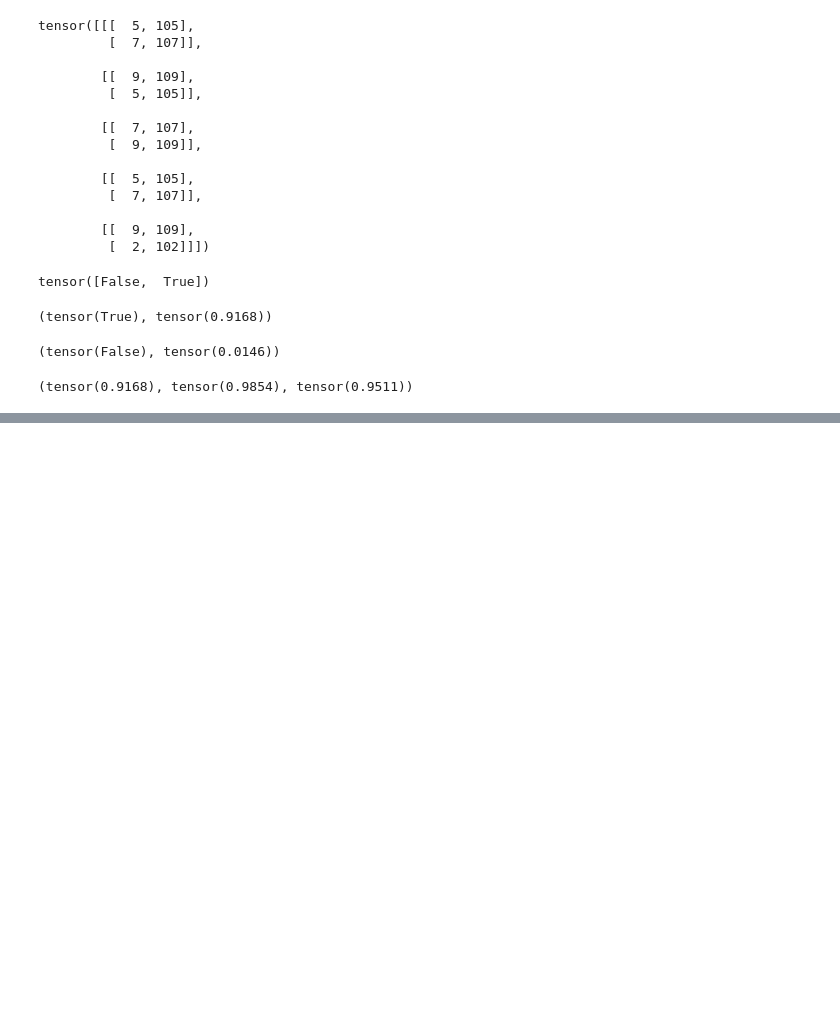
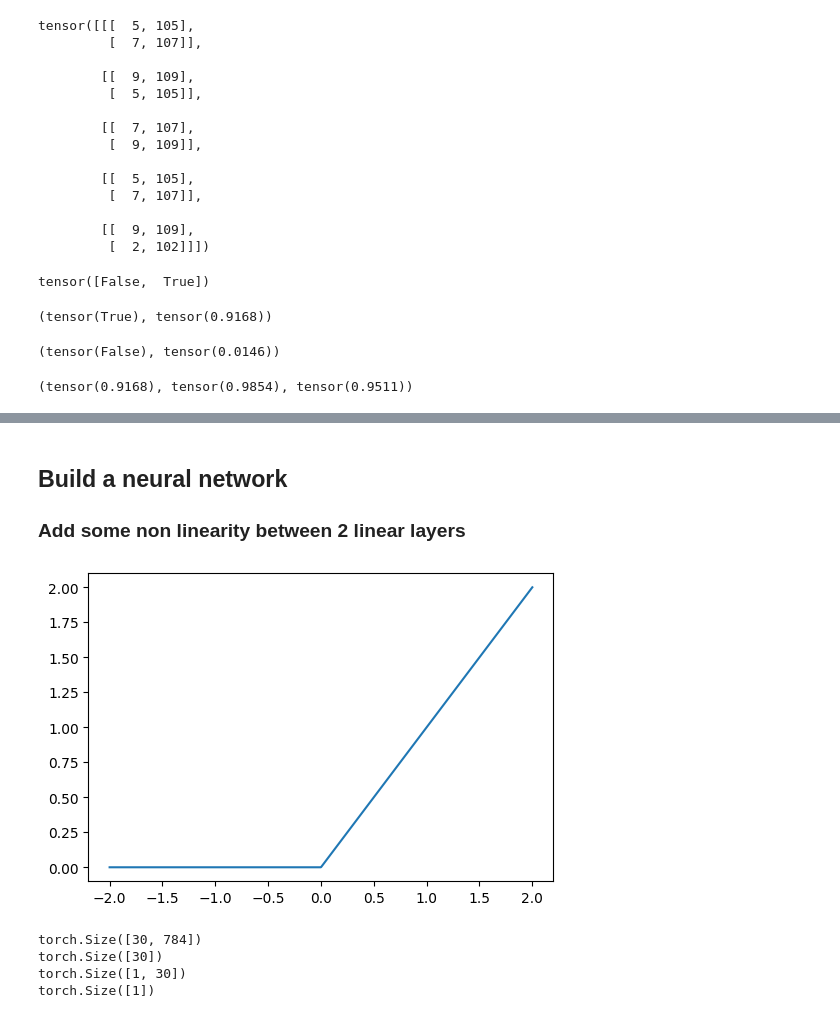
Before and after one commit to DckCanal/fastai-course, a Jupyter notebook: 04_mnist_basics.ipynb, the cells around one changed output, grey strips where cells are left out. Drawn from its saved outputs; the diff is of its cells as text; code cells hidden in the pictures; blank space fills up the shorter version.

```diff
--- a/04_mnist_basics.ipynb
+++ b/04_mnist_basics.ipynb
@@ -247,0 +545,7 @@ a
+# %% [markdown]
+## Build a neural network
+### Add some non linearity between 2 linear layers
+# %%
+plot_function(F.relu)
+# %% [output]
+[figure, added]
@@ -247,0 +558,7 @@ a
+# %%
+for p in simple_net.parameters(): print(p.shape)
+# %% [output]
+torch.Size([30, 784])
+torch.Size([30])
+torch.Size([1, 30])
+torch.Size([1])
```
Also changed, not shown: parts of 66 cells of this notebook, 1 other file.
